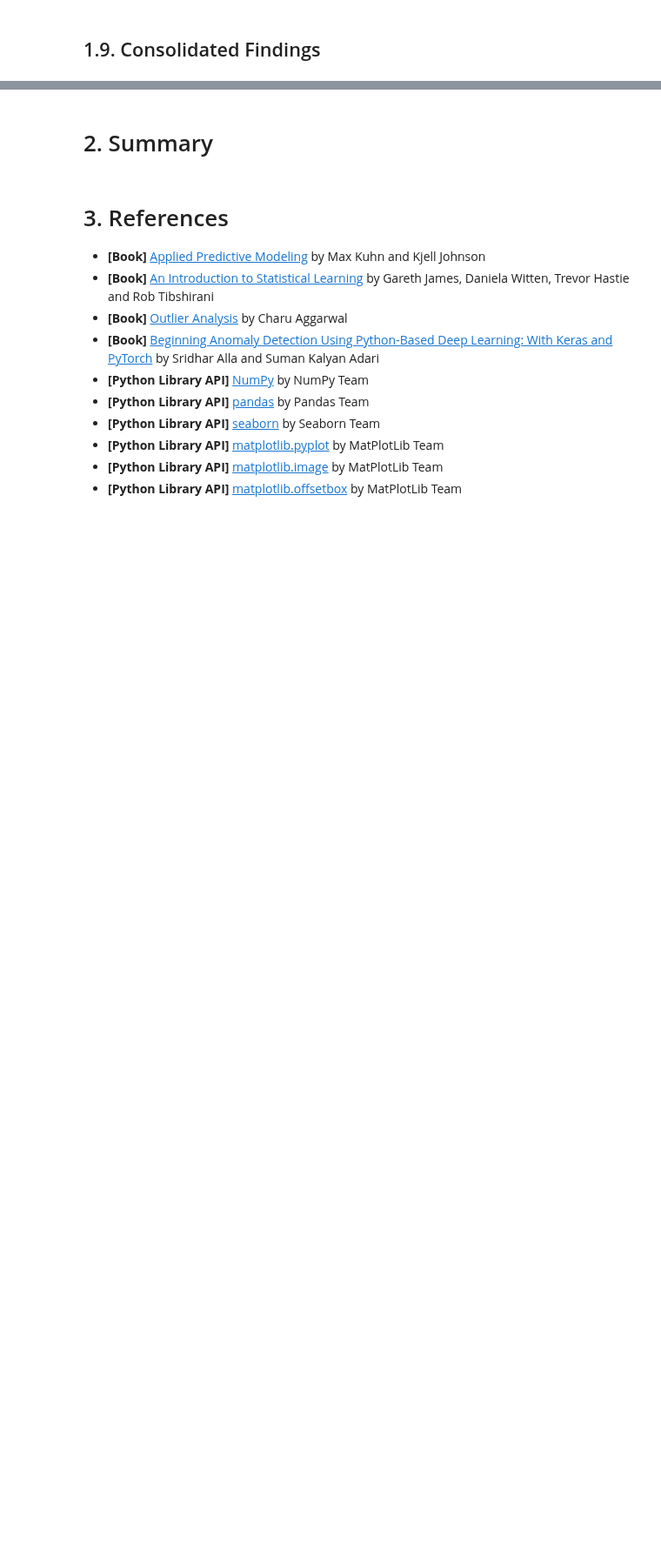
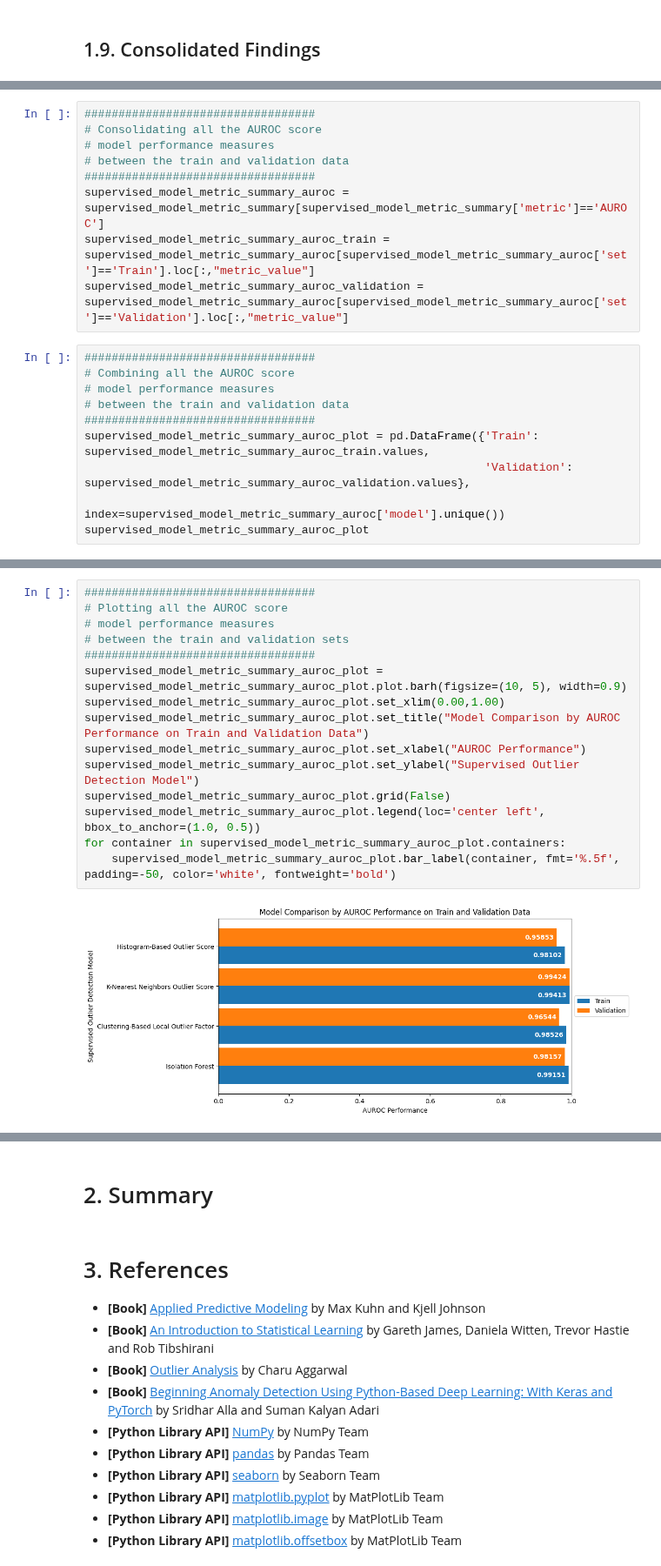
Before and after one commit to JohnPaulinePineda/Portfolio_Project_61, a Jupyter notebook: codes/DetectingAndEvaluatingAnomaliesInCategoricalDataUnderSupervisedAndUnsupervisedSettings.ipynb, the cells around one changed output, grey strips where cells are left out. Shown at 87% size. Saved outputs shown, nothing was run; the diff lists cells and outputs as text; blank space fills up the shorter version.

```diff
--- a/codes/DetectingAndEvaluatingAnomaliesInCategoricalDataUnderSupervisedAndUnsupervisedSettings.ipynb
+++ b/codes/DetectingAndEvaluatingAnomaliesInCategoricalDataUnderSupervisedAndUnsupervisedSettings.ipynb
@@ -2841,0 +2875,19 @@ display(supervised_model_hbos_metric_summary)
+# %%
+##################################
+# Consolidating all the AUROC score
+# model performance measures
+# between the train and validation data
+##################################
+supervised_model_metric_summary_auroc = supervised_model_metric_summary[supervised_model_metric_summary['metric']=='AUROC']
+supervised_model_metric_summary_auroc_train = supervised_model_metric_summary_auroc[supervised_model_metric_summary_auroc['set']=='Train'].loc[:,"metric_value"]
+supervised_model_metric_summary_auroc_validation = supervised_model_metric_summary_auroc[supervised_model_metric_summary_auroc['set']=='Validation'].loc[:,"metric_value"]
+# %%
+##################################
+# Combining all the AUROC score
+# model performance measures
+# between the train and validation data
+##################################
+supervised_model_metric_summary_auroc_plot = pd.DataFrame({'Train': supervised_model_metric_summary_auroc_train.values,
+                                                           'Validation': supervised_model_metric_summary_auroc_validation.values},
+                                                           index=supervised_model_metric_summary_auroc['model'].unique())
+supervised_model_metric_summary_auroc_plot
@@ -2841,0 +2900,17 @@ display(supervised_model_hbos_metric_summary)
+# %%
+##################################
+# Plotting all the AUROC score
+# model performance measures
+# between the train and validation sets
+##################################
+supervised_model_metric_summary_auroc_plot = supervised_model_metric_summary_auroc_plot.plot.barh(figsize=(10, 5), width=0.9)
+supervised_model_metric_summary_auroc_plot.set_xlim(0.00,1.00)
+supervised_model_metric_summary_auroc_plot.set_title("Model Comparison by AUROC Performance on Train and Validation Data")
+supervised_model_metric_summary_auroc_plot.set_xlabel("AUROC Performance")
+supervised_model_metric_summary_auroc_plot.set_ylabel("Supervised Outlier Detection Model")
+supervised_model_metric_summary_auroc_plot.grid(False)
+supervised_model_metric_summary_auroc_plot.legend(loc='center left', bbox_to_anchor=(1.0, 0.5))
+for container in supervised_model_metric_summary_auroc_plot.containers:
+    supervised_model_metric_summary_auroc_plot.bar_label(container, fmt='%.5f', padding=-50, color='white', fontweight='bold')
+# %% [output]
+[figure, added]
```
Also changed, not shown: parts of 31 cells of this notebook, 1 other file.
